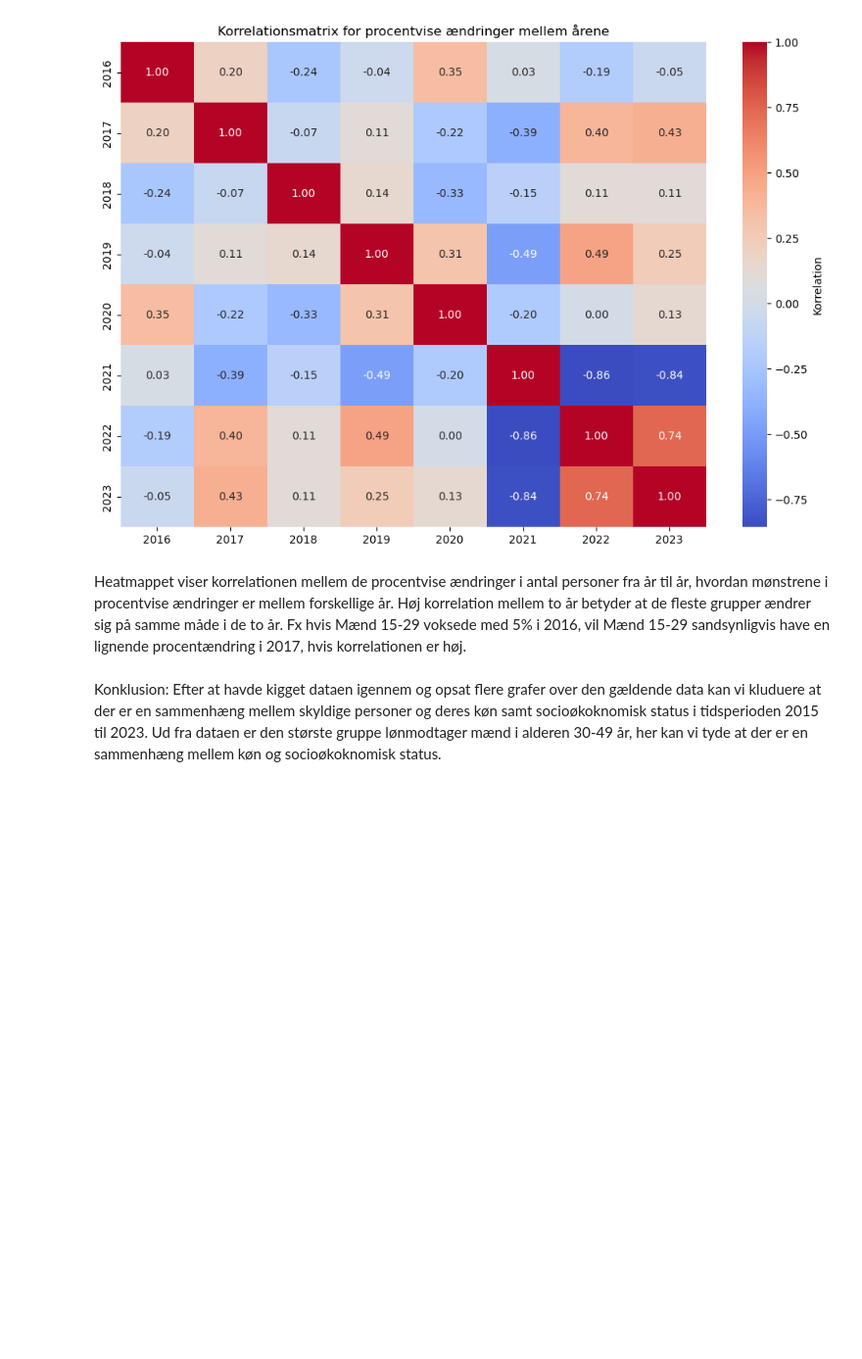
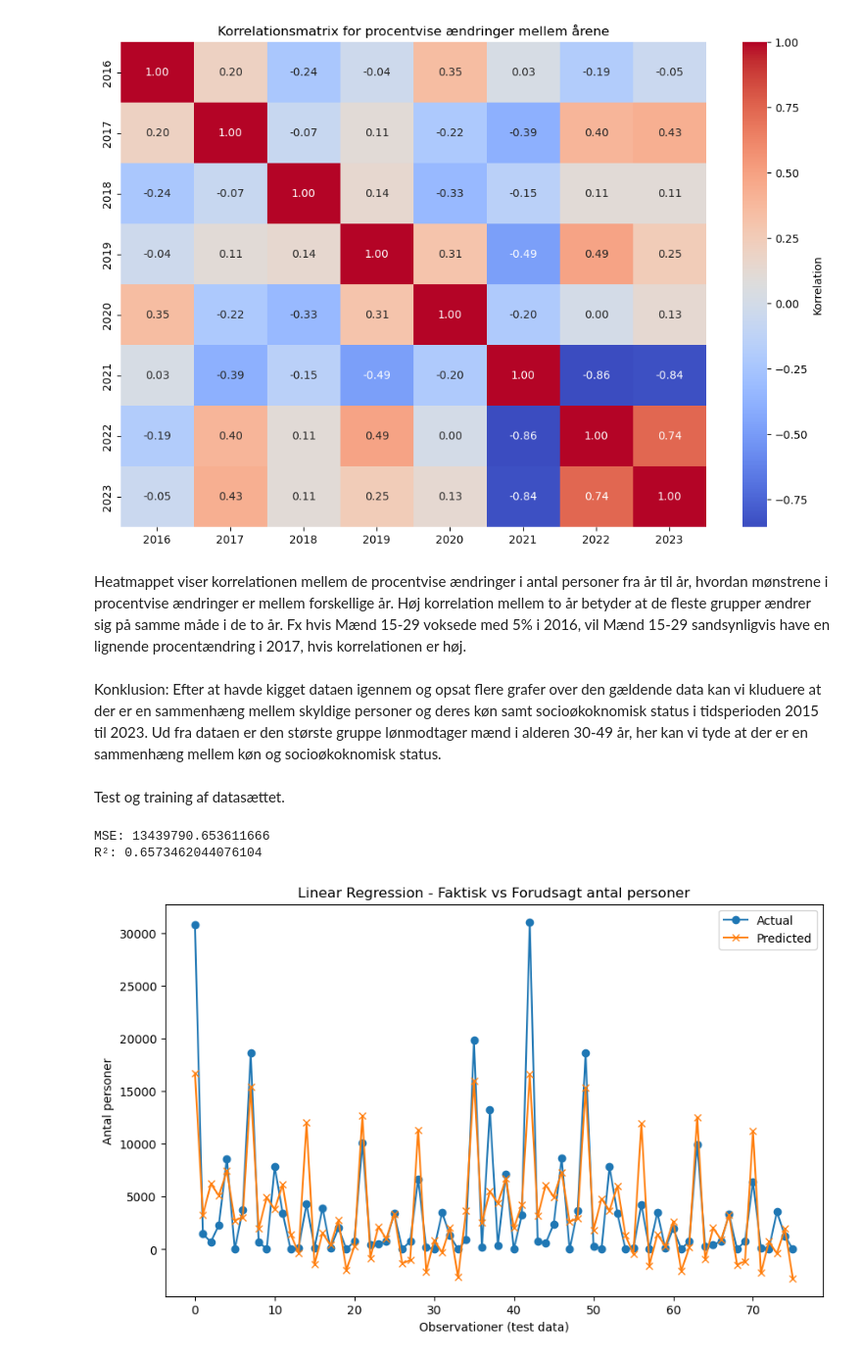
Before and after one commit to malouVich/Eksam-BI-Kriminalitetens-m-nstre-i-Danmark, a Jupyter notebook: Data/KriminalitetensMønstre.ipynb, the cells around one changed output. Shown at 98% size. Cells and saved outputs as stored; diff of their text form; code cells hidden in the pictures; blank space fills up the shorter version.

Commit message:
test og training

```diff
--- a/Data/KriminalitetensMønstre.ipynb
+++ b/Data/KriminalitetensMønstre.ipynb
@@ -452,3 +452,5 @@ Heatmappet viser korrelationen mellem de procentvise ændringer i antal personer
 Fx hvis Mænd 15-29 voksede med 5% i 2016, vil Mænd 15-29 sandsynligvis have en lignende procentændring i 2017, hvis korrelationen er høj.
 # %% [markdown]
 Konklusion: Efter at havde kigget dataen igennem og opsat flere grafer over den gældende data kan vi kluduere at der er en sammenhæng mellem skyldige personer og deres køn samt socioøkoknomisk status i tidsperioden 2015 til 2023. Ud fra dataen er den største gruppe lønmodtager mænd i alderen 30-49 år, her kan vi tyde at der er en sammenhæng mellem køn og socioøkoknomisk status.
+# %% [markdown]
+Test og training af datasættet.
@@ -454,0 +477,44 @@ Konklusion: Efter at havde kigget dataen igennem og opsat flere grafer over den
+# %%
+from sklearn.model_selection import train_test_split
+from sklearn.linear_model import LinearRegression
+from sklearn.metrics import mean_squared_error, r2_score
+import pandas as pd
+
+# Features (X) og target (y)
+X = df_melted[['År','Unnamed: 0','Unnamed: 1','Unnamed: 2']]
+y = df_melted['Antal personer']
+
+# One-hot encode kategoriske variabler
+X = pd.get_dummies(X, drop_first=True)
+
+# Train/test split (fx 80/20)
+X_train, X_test, y_train, y_test = train_test_split(
+    X, y, test_size=0.2, shuffle=False
+)
+# %%
+# Model
+model = LinearRegression()
+model.fit(X_train, y_train)
+
+# Predictions
+y_pred = model.predict(X_test)
+
+# Evaluation
+print("MSE:", mean_squared_error(y_test, y_pred))
+print("R²:", r2_score(y_test, y_pred))
+# %% [output]
+MSE: 13439790.653611666
+R²: 0.6573462044076104
+# %%
+import matplotlib.pyplot as plt
+
+plt.figure(figsize=(10,6))
+plt.plot(y_test.values, label="Actual", marker="o")
+plt.plot(y_pred, label="Predicted", marker="x")
+plt.title("Linear Regression - Faktisk vs Forudsagt antal personer")
+plt.xlabel("Observationer (test data)")
+plt.ylabel("Antal personer")
+plt.legend()
+plt.show()
+# %% [output]
+[figure, added]
```
Also changed, not shown: parts of 1 cell of this notebook.
